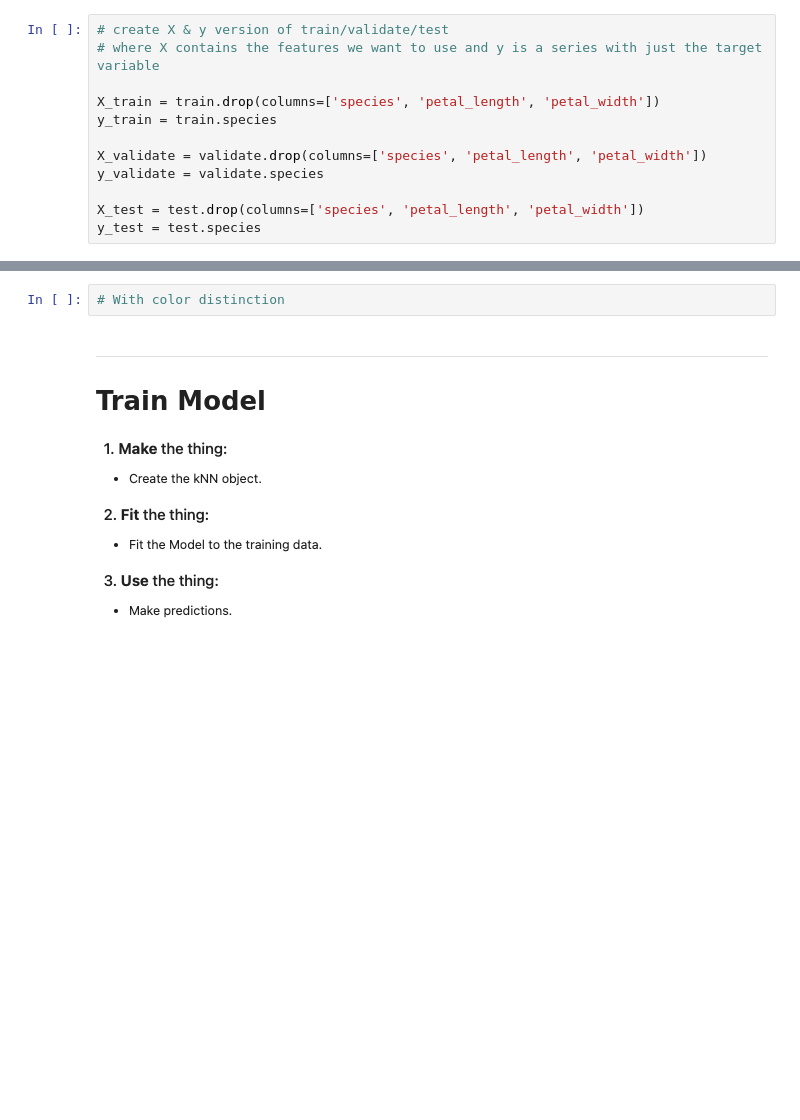
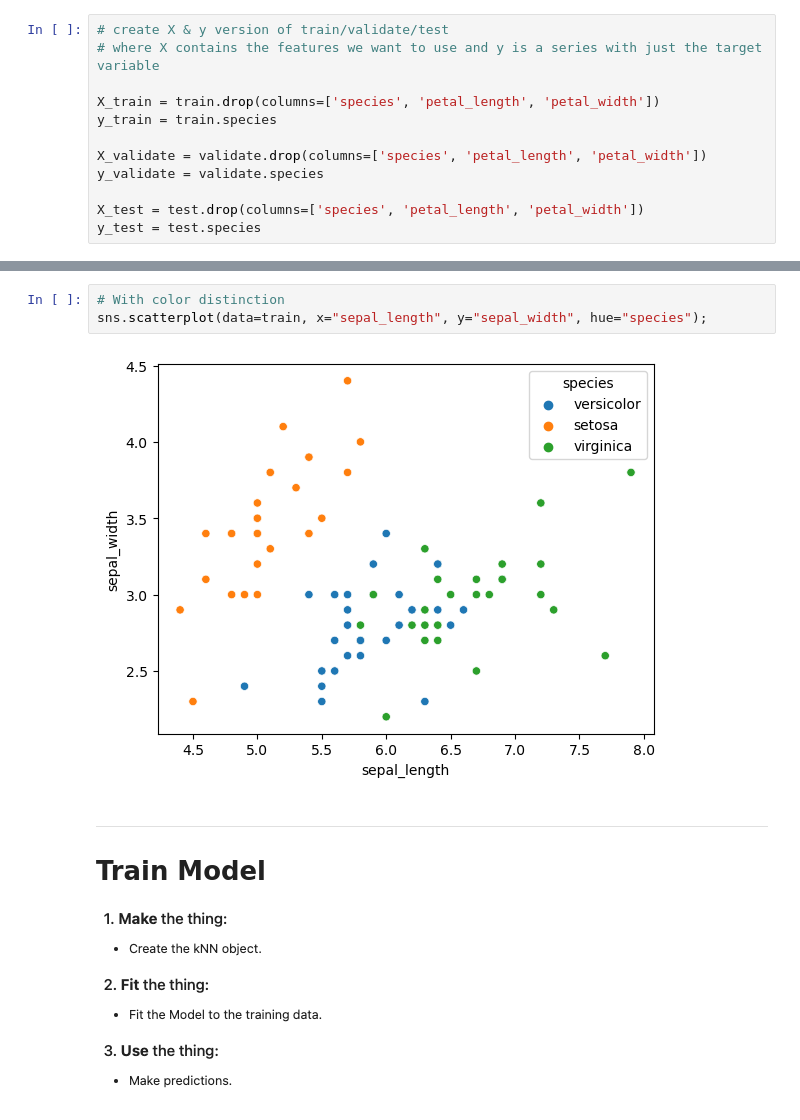
Before and after one commit to CodeupClassroom/pagel-classification-exercises, a Jupyter notebook: knn_lesson.ipynb, the cells around one changed output, grey strips where cells are left out. Drawn from its saved outputs; the diff is of its cells as text; blank space fills up the shorter version.

```diff
--- a/knn_lesson.ipynb
+++ b/knn_lesson.ipynb
@@ -121,5 +168,8 @@ X_validate:
 # %%
 # With color distinction
+sns.scatterplot(data=train, x="sepal_length", y="sepal_width", hue="species");
+# %% [output]
+[figure, added]
 # %% [markdown]
 ___
 # Train Model
```
Also changed, not shown: parts of 28 cells of this notebook.
